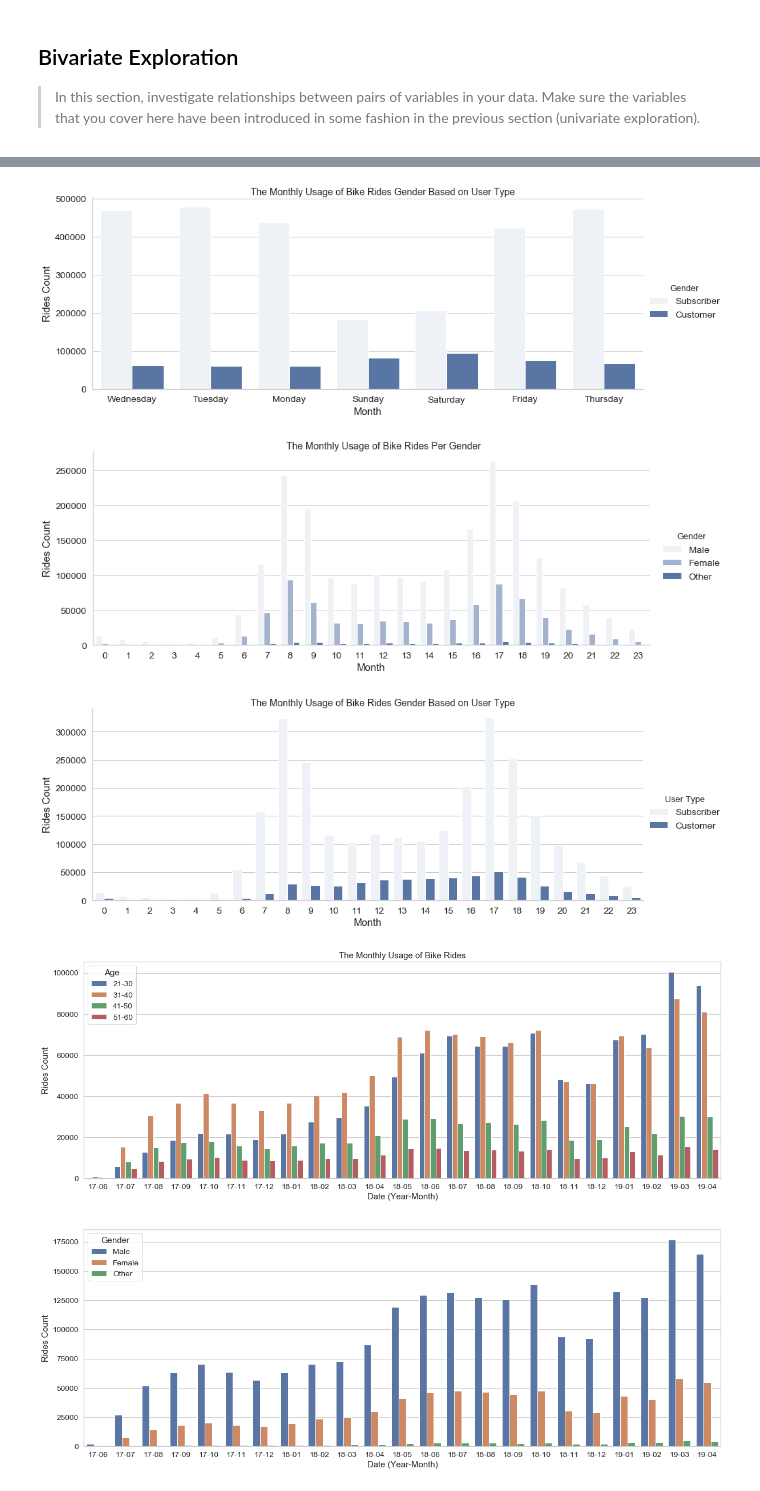
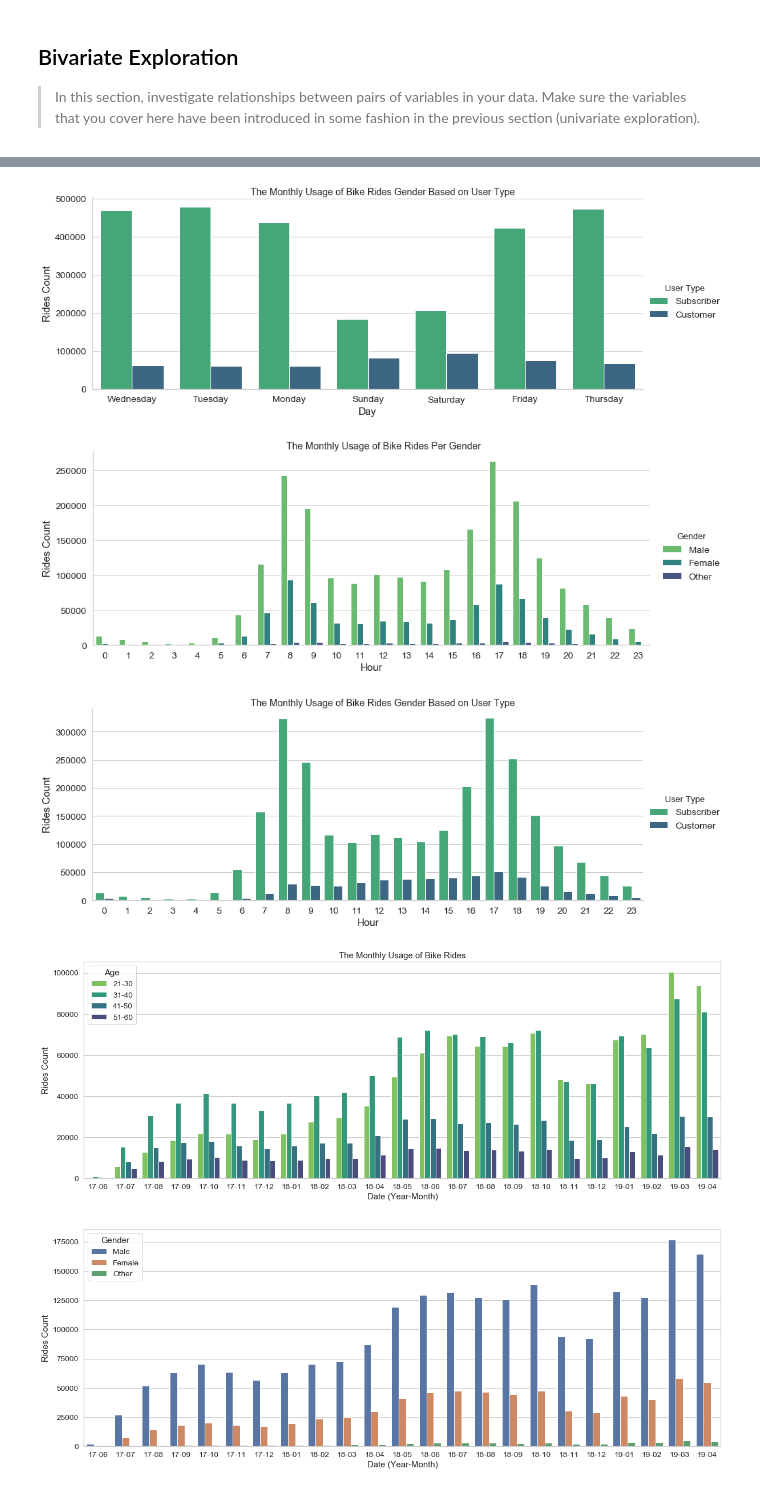
Before and after one commit to Alyahya-A/communicate-data-findings, a Jupyter notebook: communicate-data-findings-exploration.ipynb, the cells around one changed output, grey strips where cells are left out. Saved outputs shown, nothing was run; the diff lists cells and outputs as text; code cells hidden in the pictures.

```diff
--- a/communicate-data-findings-exploration.ipynb
+++ b/communicate-data-findings-exploration.ipynb
@@ -689,29 +692,31 @@ lm.fig.suptitle('The Monthly Usage of Bike Rides Gender Based on Age', fontsize=
 # %%
-lm = sns.catplot(data=df, x='start_time_day', hue='user_type', kind='count',aspect=20.7/8.27, color=base_color)
+lm = sns.catplot(data=df, x='start_time_day', hue='user_type', kind='count',aspect=20.7/8.27, color=base_color,
+                palette='viridis_r')
 
 lm.set_axis_labels('Day', 'Rides Count')
 lm._legend.set_title('User Type')
 lm.fig.suptitle('The Monthly Usage of Bike Rides Gender Based on User Type', fontsize=14);
 # %% [output]
-[figure, old version]
+[figure, new version]
 # %%
-lm = sns.catplot(data=df, x='start_time_hour', hue='member_gender', kind='count',aspect=20.7/8.27, color=base_color)
+lm = sns.catplot(data=df, x='start_time_hour', hue='member_gender', kind='count',aspect=20.7/8.27, color=base_color,
+                 palette='viridis_r')
 
 lm.set_axis_labels('Hour', 'Rides Count')
 lm._legend.set_title('Gender')
 lm.fig.suptitle('The Monthly Usage of Bike Rides Per Gender', fontsize=14);
 # %% [output]
-[figure, old version]
+[figure, new version]
 # %%
-lm = sns.catplot(data=df, x='start_time_hour', hue='user_type', kind='count',aspect=20.7/8.27, color=base_color)
-
+lm = sns.catplot(data=df, x='start_time_hour', hue='user_type', kind='count',aspect=20.7/8.27, color=base_color,
+                palette='viridis_r')
 lm.set_axis_labels('Hour', 'Rides Count')
 lm._legend.set_title('User Type')
 lm.fig.suptitle('The Monthly Usage of Bike Rides Gender Based on User Type', fontsize=14);
 # %% [output]
-[figure, old version]
+[figure, new version]
 # %%
-ax = sns.countplot(x='start_time_monthly', hue='age_category', hue_order=my_order,
+ax = sns.countplot(x='start_time_monthly', hue='age_category', hue_order=my_order, palette='viridis_r',
                    data=df[df['age_category'].isin(['21-30', '31-40', '41-50', '51-60'])]
                    .sort_values(by=['start_time_monthly']))
 
@@ -720,7 +725,7 @@ ax.set_ylabel('Rides Count')
 ax.set_xlabel('Date (Year-Month)')
 ax.set_title("The Monthly Usage of Bike Rides", fontsize=15);
 # %% [output]
-[figure, old version]
+[figure, new version]
 # %%
 ax = sns.countplot(x='start_time_monthly', hue='member_gender',
                    data=df.sort_values(by=['start_time_monthly']))
```
Also changed, not shown: parts of 10 cells of this notebook.
